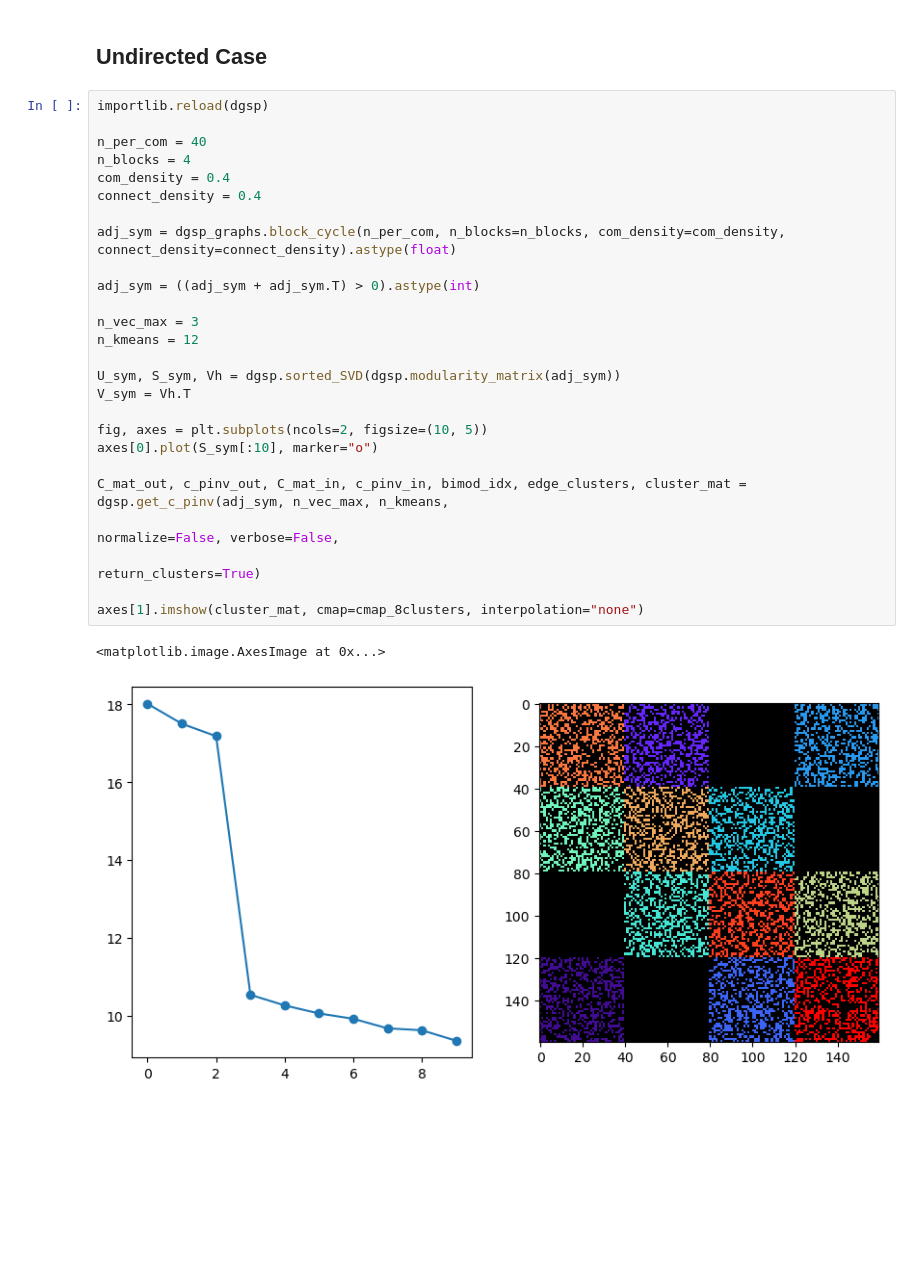
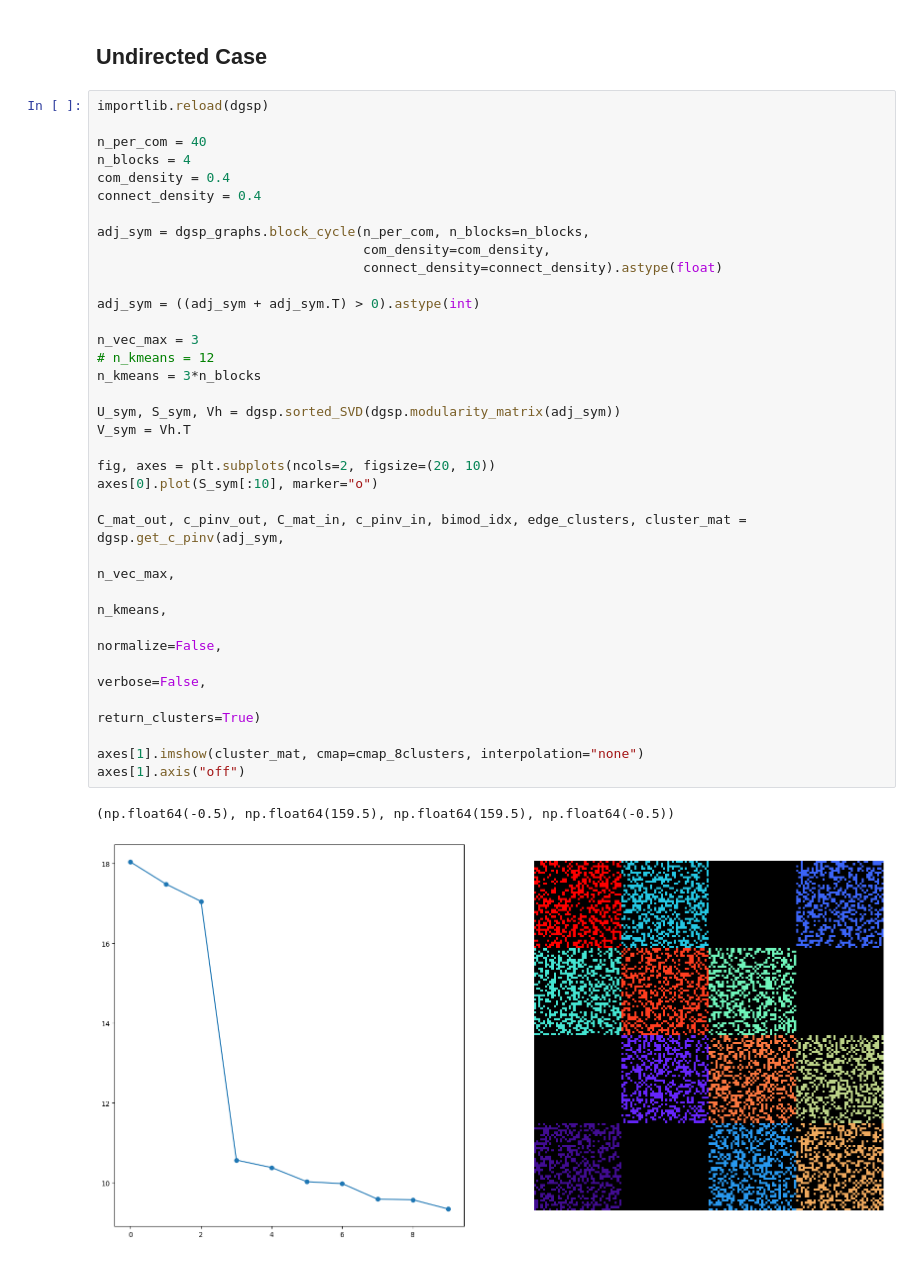
Before and after one commit to acionca/Bimodularity, a Jupyter notebook: bicom-transition.ipynb, the cells around one changed output. Saved outputs shown, nothing was run; the diff lists cells and outputs as text; blank space fills up the shorter version.

```diff
--- a/bicom-transition.ipynb
+++ b/bicom-transition.ipynb
@@ -147,29 +147,36 @@ for i, ax in enumerate(axes_bicom):
 # %%
 importlib.reload(dgsp)
 
 n_per_com = 40
 n_blocks = 4
 com_density = 0.4
 connect_density = 0.4
 
-adj_sym = dgsp_graphs.block_cycle(n_per_com, n_blocks=n_blocks, com_density=com_density, connect_density=connect_density).astype(float)
+adj_sym = dgsp_graphs.block_cycle(n_per_com, n_blocks=n_blocks,
+                                  com_density=com_density,
+                                  connect_density=connect_density).astype(float)
 
 adj_sym = ((adj_sym + adj_sym.T) > 0).astype(int)
 
 n_vec_max = 3
-n_kmeans = 12
+# n_kmeans = 12
+n_kmeans = 3*n_blocks
 
 U_sym, S_sym, Vh = dgsp.sorted_SVD(dgsp.modularity_matrix(adj_sym))
 V_sym = Vh.T
 
-fig, axes = plt.subplots(ncols=2, figsize=(10, 5))
+fig, axes = plt.subplots(ncols=2, figsize=(20, 10))
 axes[0].plot(S_sym[:10], marker="o")
 
-C_mat_out, c_pinv_out, C_mat_in, c_pinv_in, bimod_idx, edge_clusters, cluster_mat = dgsp.get_c_pinv(adj_sym, n_vec_max, n_kmeans,
-                                                                                                    normalize=False, verbose=False,
+C_mat_out, c_pinv_out, C_mat_in, c_pinv_in, bimod_idx, edge_clusters, cluster_mat = dgsp.get_c_pinv(adj_sym,
+                                                                                                    n_vec_max,
+                                                                                                    n_kmeans,
+                                                                                                    normalize=False,
+                                                                                                    verbose=False,
                                                                                                     return_clusters=True)
 
 axes[1].imshow(cluster_mat, cmap=cmap_8clusters, interpolation="none")
+axes[1].axis("off")
 # %% [output]
-<matplotlib.image.AxesImage at 0x...>
+(np.float64(-0.5), np.float64(159.5), np.float64(159.5), np.float64(-0.5))
-[figure, old version]
+[figure, new version]
```
Also changed, not shown: parts of 10 cells of this notebook, 11 other files.
